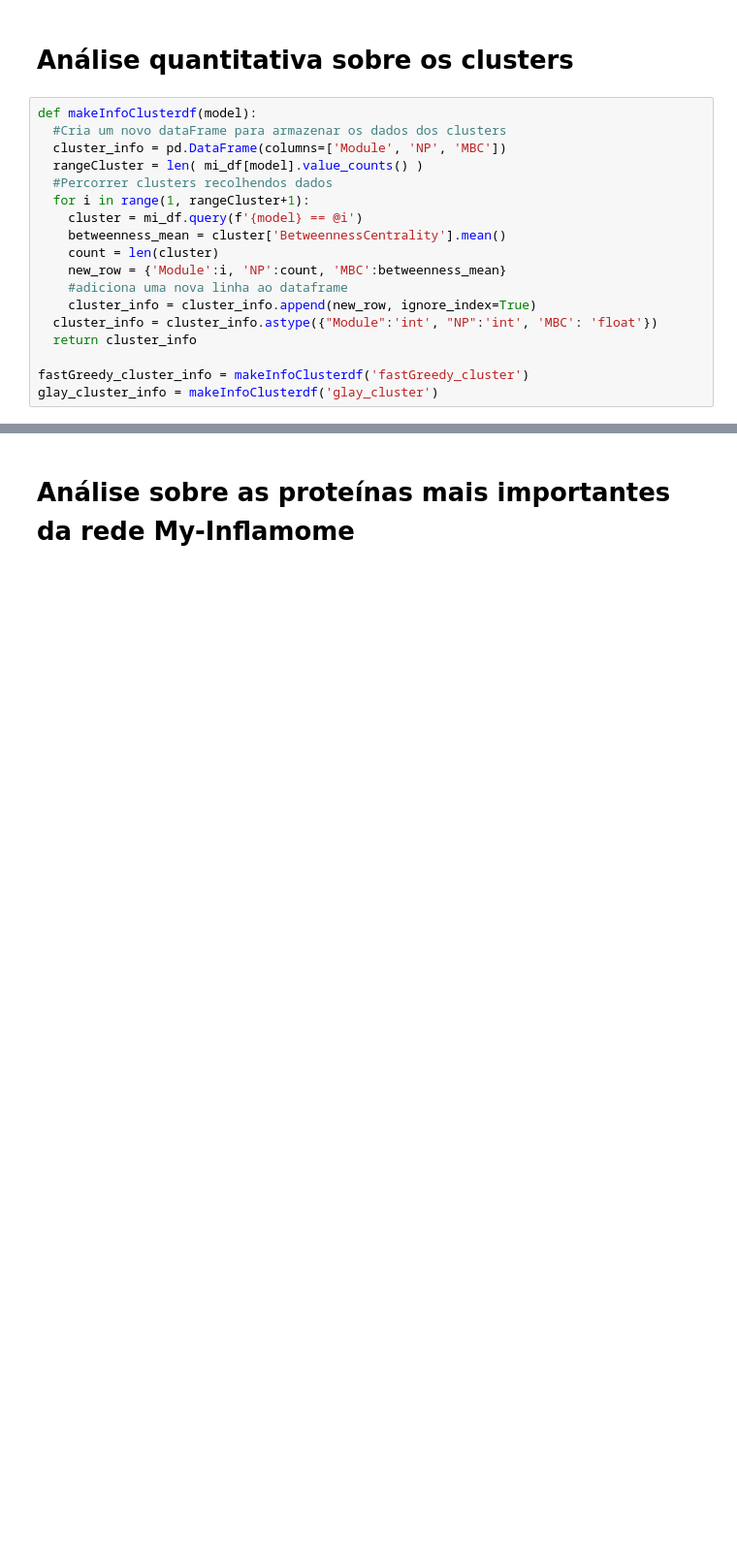
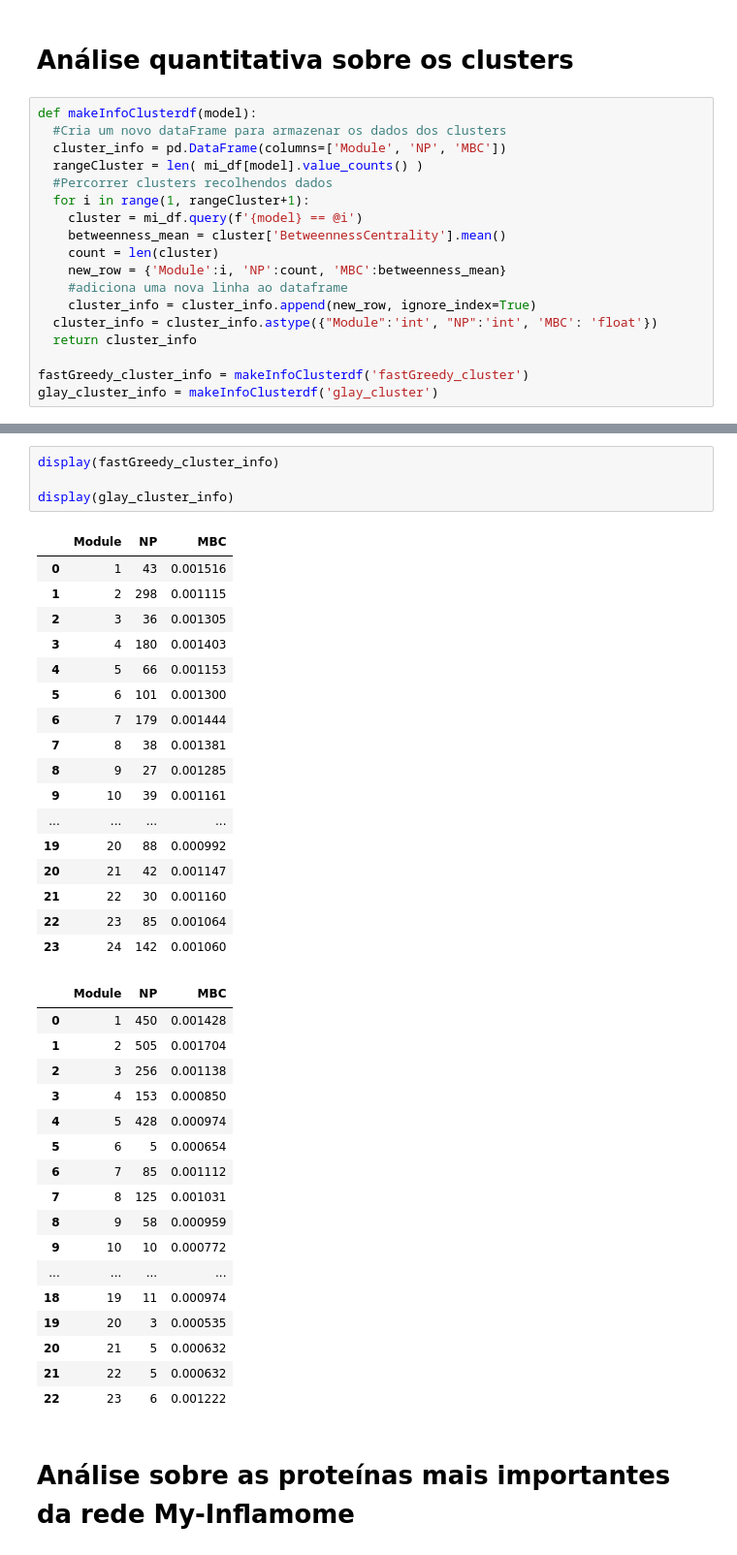
Before and after one commit to MylenaRoberta/MC936, a Jupyter notebook: P3/notebooks/My_Inflamome_network_analysis.ipynb, the cells around one changed output, grey strips where cells are left out. Shown at 97% size. Saved outputs shown, nothing was run; the diff lists cells and outputs as text; blank space fills up the shorter version.

```diff
--- a/P3/notebooks/My_Inflamome_network_analysis.ipynb
+++ b/P3/notebooks/My_Inflamome_network_analysis.ipynb
@@ -260,3 +181,42 @@ glay_cluster_info
+# %%
+display(fastGreedy_cluster_info)
+
+display(glay_cluster_info)
+# %% [output]
+|  | Module | NP | MBC |
+| 0 | 1 | 43 | 0.001516 |
+| 1 | 2 | 298 | 0.001115 |
+| 2 | 3 | 36 | 0.001305 |
+| 3 | 4 | 180 | 0.001403 |
+| 4 | 5 | 66 | 0.001153 |
+| 5 | 6 | 101 | 0.001300 |
+| 6 | 7 | 179 | 0.001444 |
+| 7 | 8 | 38 | 0.001381 |
+| 8 | 9 | 27 | 0.001285 |
+| 9 | 10 | 39 | 0.001161 |
+| ... | ... | ... | ... |
+| 19 | 20 | 88 | 0.000992 |
+| 20 | 21 | 42 | 0.001147 |
+| 21 | 22 | 30 | 0.001160 |
+| 22 | 23 | 85 | 0.001064 |
+| 23 | 24 | 142 | 0.001060 |
+|  | Module | NP | MBC |
+| 0 | 1 | 450 | 0.001428 |
+| 1 | 2 | 505 | 0.001704 |
+| 2 | 3 | 256 | 0.001138 |
+| 3 | 4 | 153 | 0.000850 |
+| 4 | 5 | 428 | 0.000974 |
+| 5 | 6 | 5 | 0.000654 |
+| 6 | 7 | 85 | 0.001112 |
+| 7 | 8 | 125 | 0.001031 |
+| 8 | 9 | 58 | 0.000959 |
+| 9 | 10 | 10 | 0.000772 |
+| ... | ... | ... | ... |
+| 18 | 19 | 11 | 0.000974 |
+| 19 | 20 | 3 | 0.000535 |
+| 20 | 21 | 5 | 0.000632 |
+| 21 | 22 | 5 | 0.000632 |
+| 22 | 23 | 6 | 0.001222 |
 # %% [markdown]
 # Análise sobre as proteínas mais importantes da rede My-Inflamome
 # %%
```
Also changed, not shown: parts of 1 cell of this notebook.
